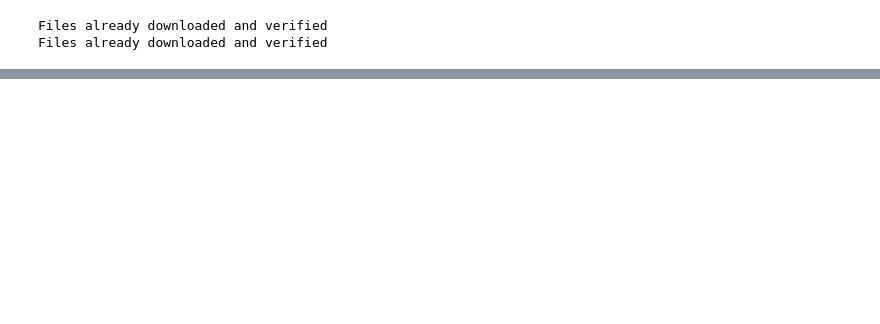
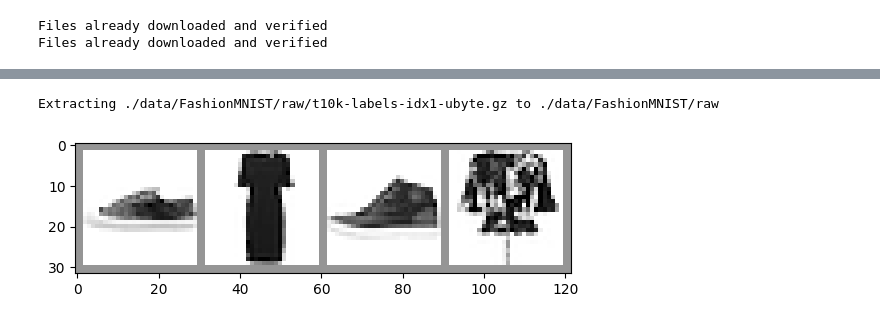
Before and after one commit to MythriShivakumar/Adversarial-Attack, a Jupyter notebook: _downloads/3195443a0ced3cabc0ad643537bdb5cd/introyt1_tutorial.ipynb, the cells around one changed output, grey strips where cells are left out. Cells and saved outputs as stored; diff of their text form; code cells hidden in the pictures; blank space fills up the shorter version.

```diff
--- a/_downloads/3195443a0ced3cabc0ad643537bdb5cd/introyt1_tutorial.ipynb
+++ b/_downloads/3195443a0ced3cabc0ad643537bdb5cd/introyt1_tutorial.ipynb
@@ -355,0 +1435,50 @@ Accuracy of the network on the 10000 test images: 55 %
+# %%
+# Gather datasets and prepare them for consumption
+transform = transforms.Compose(
+    [transforms.ToTensor(),
+    transforms.Normalize((0.5,), (0.5,))])
+
+# Store separate training and validations splits in ./data
+training_set = torchvision.datasets.FashionMNIST('./data',
+    download=True,
+    train=True,
+    transform=transform)
+validation_set = torchvision.datasets.FashionMNIST('./data',
+    download=True,
+    train=False,
+    transform=transform)
+
+training_loader = torch.utils.data.DataLoader(training_set,
+                                              batch_size=4,
+                                              shuffle=True,
+                                              num_workers=2)
+
+
+validation_loader = torch.utils.data.DataLoader(validation_set,
+                                                batch_size=4,
+                                                shuffle=False,
+                                                num_workers=2)
+
+# Class labels
+classes = ('T-shirt/top', 'Trouser', 'Pullover', 'Dress', 'Coat',
+        'Sandal', 'Shirt', 'Sneaker', 'Bag', 'Ankle Boot')
+
+# Helper function for inline image display
+def matplotlib_imshow(img, one_channel=False):
+    if one_channel:
+        img = img.mean(dim=0)
+    img = img / 2 + 0.5     # unnormalize
+    npimg = img.numpy()
+    if one_channel:
+        plt.imshow(npimg, cmap="Greys")
+    else:
+        plt.imshow(np.transpose(npimg, (1, 2, 0)))
+
+# Extract a batch of 4 images
+dataiter = iter(training_loader)
+images, labels = next(dataiter)
+
+# Create a grid from the images and show them
+img_grid = torchvision.utils.make_grid(images)
+matplotlib_imshow(img_grid, one_channel=True)
+# %% [output]
@@ -355,0 +1499,2 @@ Accuracy of the network on the 10000 test images: 55 %
+Extracting ./data/FashionMNIST/raw/t10k-labels-idx1-ubyte.gz to ./data/FashionMNIST/raw
+[figure, added]
```
Also changed, not shown: parts of 94 cells of this notebook.
